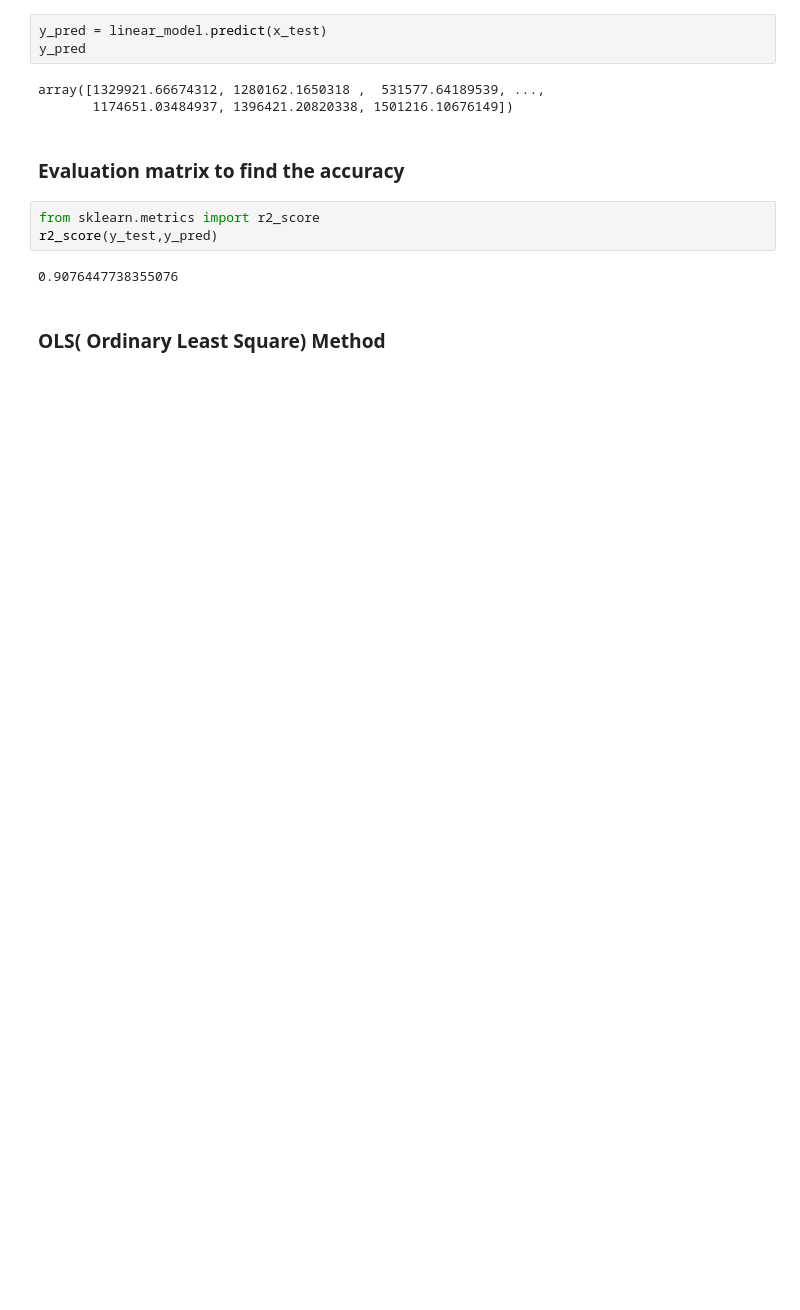
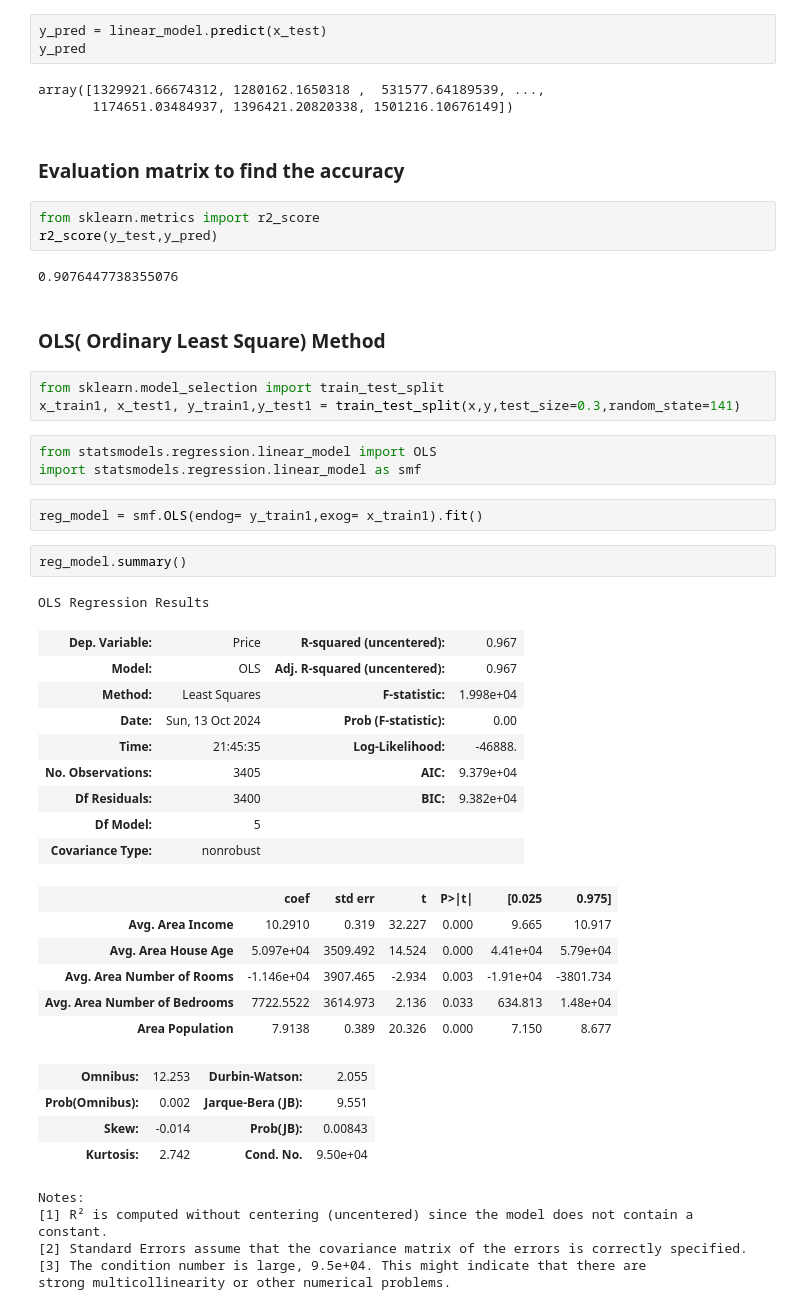
Before and after one commit to Jayshankar10/ML-Projects, a Jupyter notebook: Linear Regression/Notebook/USA Housing Price.ipynb, the cells around one changed output. Drawn from its saved outputs; the diff is of its cells as text; blank space fills up the shorter version.

Commit message:
Model evaluation done

```diff
--- a/Linear Regression/Notebook/USA Housing Price.ipynb
+++ b/Linear Regression/Notebook/USA Housing Price.ipynb
@@ -282,3 +282,39 @@ r2_score(y_test,y_pred)
 0.9076447738355076
 # %% [markdown]
 ### OLS( Ordinary Least Square) Method
+# %%
+from sklearn.model_selection import train_test_split
+x_train1, x_test1, y_train1,y_test1 = train_test_split(x,y,test_size=0.3,random_state=141)
+# %%
+from statsmodels.regression.linear_model import OLS
+import statsmodels.regression.linear_model as smf
+# %%
+reg_model = smf.OLS(endog= y_train1,exog= x_train1).fit()
+# %%
+reg_model.summary()
+# %% [output]
+OLS Regression Results
+| Dep. Variable: | Price | R-squared (uncentered): | 0.967 |
+| Model: | OLS | Adj. R-squared (uncentered): | 0.967 |
+| Method: | Least Squares | F-statistic: | 1.998e+04 |
+| Date: | Sun, 13 Oct 2024 | Prob (F-statistic): | 0.00 |
+| Time: | 21:45:35 | Log-Likelihood: | -46888. |
+| No. Observations: | 3405 | AIC: | 9.379e+04 |
+| Df Residuals: | 3400 | BIC: | 9.382e+04 |
+| Df Model: | 5 |  |  |
+| Covariance Type: | nonrobust |  |  |
+|  | coef | std err | t | P>|t| | [0.025 | 0.975] |
+| Avg. Area Income | 10.2910 | 0.319 | 32.227 | 0.000 | 9.665 | 10.917 |
+| Avg. Area House Age | 5.097e+04 | 3509.492 | 14.524 | 0.000 | 4.41e+04 | 5.79e+04 |
+| Avg. Area Number of Rooms | -1.146e+04 | 3907.465 | -2.934 | 0.003 | -1.91e+04 | -3801.734 |
+| Avg. Area Number of Bedrooms | 7722.5522 | 3614.973 | 2.136 | 0.033 | 634.813 | 1.48e+04 |
+| Area Population | 7.9138 | 0.389 | 20.326 | 0.000 | 7.150 | 8.677 |
+| Omnibus: | 12.253 | Durbin-Watson: | 2.055 |
+| Prob(Omnibus): | 0.002 | Jarque-Bera (JB): | 9.551 |
+| Skew: | -0.014 | Prob(JB): | 0.00843 |
+| Kurtosis: | 2.742 | Cond. No. | 9.50e+04 |
+Notes:
+[1] R² is computed without centering (uncentered) since the model does not contain a constant.
+[2] Standard Errors assume that the covariance matrix of the errors is correctly specified.
+[3] The condition number is large, 9.5e+04. This might indicate that there are
+strong multicollinearity or other numerical problems.
```
Also changed, not shown: parts of 14 cells of this notebook, 1 other file.
